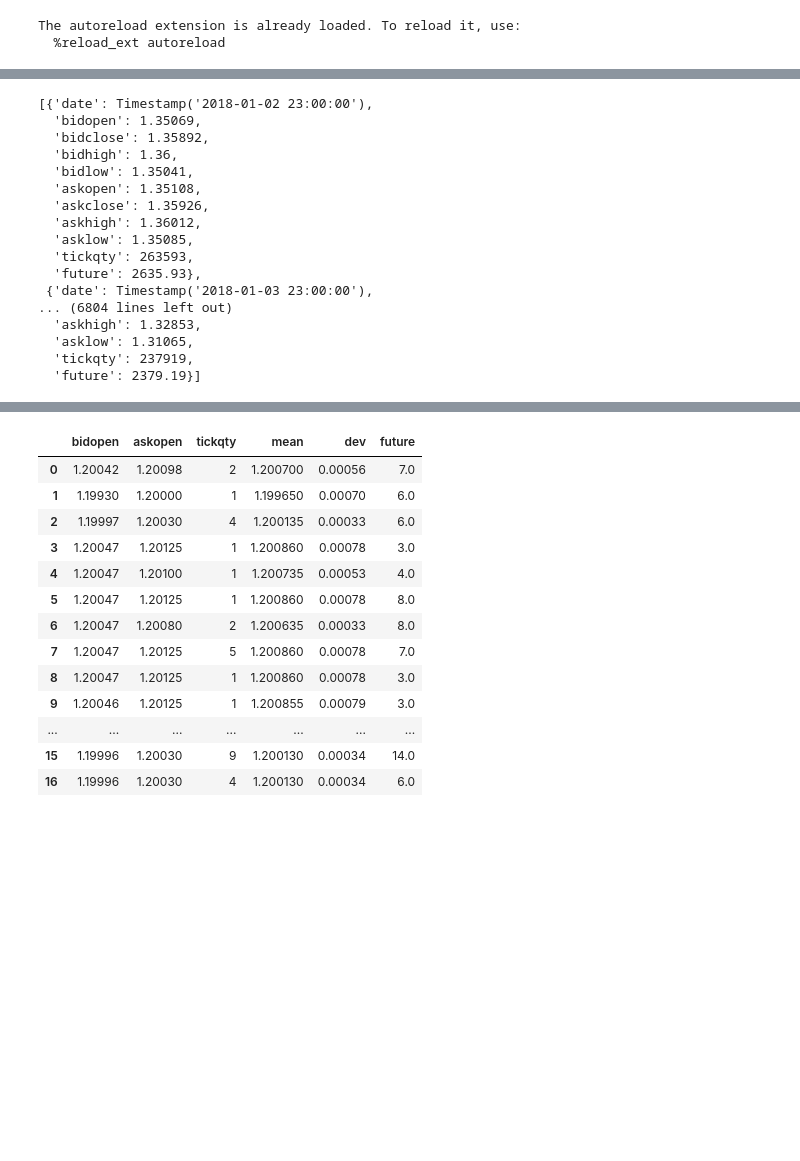
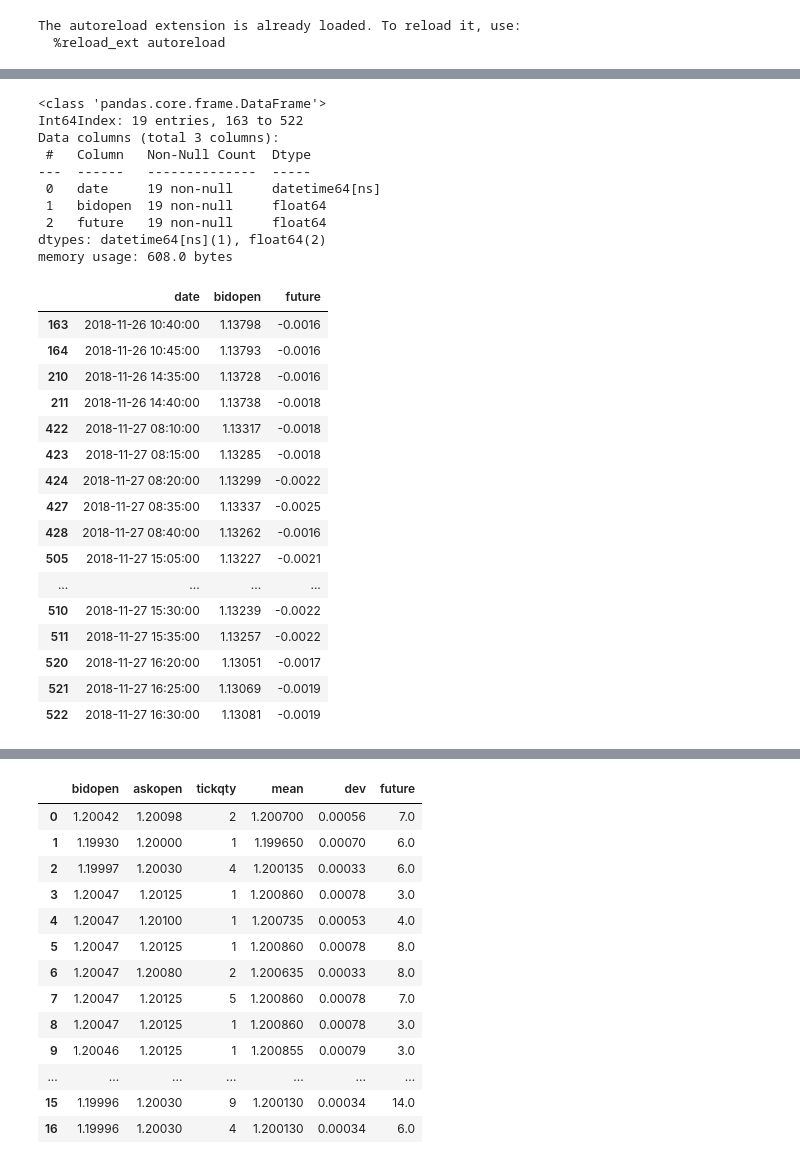
Before and after one commit to tazzo/kragle, a Jupyter notebook: forex_history.ipynb, the cells around one changed output, grey strips where cells are left out. Cells and saved outputs as stored; diff of their text form; code cells hidden in the pictures; blank space fills up the shorter version.

Commit message:
insert future not finished for massive collection

```diff
--- a/forex_history.ipynb
+++ b/forex_history.ipynb
@@ -191,29 +186,49 @@ RangeIndex(start=0, stop=620, step=1)
-# %%
-import krangle
-m = krangle.Manager()
-df = m.get_instrument('GBP/USD', 'D1')
-df.loc[:, 'future'] = df['tickqty'] /100
-
-recs = df.to_dict('records')
-recs
-# %% [output]
-[{'date': Timestamp('2018-01-02 23:00:00'),
-  'bidopen': 1.35069,
-  'bidclose': 1.35892,
-  'bidhigh': 1.36,
-  'bidlow': 1.35041,
-  'askopen': 1.35108,
-  'askclose': 1.35926,
-  'askhigh': 1.36012,
-  'asklow': 1.35085,
-  'tickqty': 263593,
-  'future': 2635.93},
- {'date': Timestamp('2018-01-03 23:00:00'),
-... (6804 lines left out)
-  'askhigh': 1.32853,
-  'asklow': 1.31065,
-  'tickqty': 237919,
-  'future': 2379.19}]
+# %%
+from kragle import KragleDB
+kdb = KragleDB('kragle_test')
+kdb.client.drop_database(kdb.dbname)
+periods = ['m1', 'm5', 'm15','m30', 'H1', 'H2', 'H8']
+for period in periods:
+    df = kdb.dataframe_read_json(r'kragle/test_data/'+ period + '_test.json')
+    kdb.fetch_dataframe(df, 'EUR/USD', period)
+# %%
+import datetime as dt
+start = dt.datetime(2018, 11, 22, 1)
+end = dt.datetime(2018, 11, 28, 1)
+kdb.insert_future('EUR/USD', 'm5',start, end, d=10, r=2)
+# %%
+df = kdb.get_instrument('EUR/USD', 'm5',start, end)
+df2 = df.loc[(df.future>0.0015) | (df.future< -0.0015),['date', 'bidopen','future']]
+df2.info()
+df2.head(40)
+# %% [output]
+<class 'pandas.core.frame.DataFrame'>
+Int64Index: 19 entries, 163 to 522
+Data columns (total 3 columns):
+ #   Column   Non-Null Count  Dtype
+---  ------   --------------  -----
+ 0   date     19 non-null     datetime64[ns]
+ 1   bidopen  19 non-null     float64
+ 2   future   19 non-null     float64
+dtypes: datetime64[ns](1), float64(2)
+memory usage: 608.0 bytes
+|  | date | bidopen | future |
+| 163 | 2018-11-26 10:40:00 | 1.13798 | -0.0016 |
+| 164 | 2018-11-26 10:45:00 | 1.13793 | -0.0016 |
+| 210 | 2018-11-26 14:35:00 | 1.13728 | -0.0016 |
+| 211 | 2018-11-26 14:40:00 | 1.13738 | -0.0018 |
+| 422 | 2018-11-27 08:10:00 | 1.13317 | -0.0018 |
+| 423 | 2018-11-27 08:15:00 | 1.13285 | -0.0018 |
+| 424 | 2018-11-27 08:20:00 | 1.13299 | -0.0022 |
+| 427 | 2018-11-27 08:35:00 | 1.13337 | -0.0025 |
+| 428 | 2018-11-27 08:40:00 | 1.13262 | -0.0016 |
+| 505 | 2018-11-27 15:05:00 | 1.13227 | -0.0021 |
+| ... | ... | ... | ... |
+| 510 | 2018-11-27 15:30:00 | 1.13239 | -0.0022 |
+| 511 | 2018-11-27 15:35:00 | 1.13257 | -0.0022 |
+| 520 | 2018-11-27 16:20:00 | 1.13051 | -0.0017 |
+| 521 | 2018-11-27 16:25:00 | 1.13069 | -0.0019 |
+| 522 | 2018-11-27 16:30:00 | 1.13081 | -0.0019 |
 # %%
 import krangle
 m = krangle.Manager()
```
Also changed, not shown: parts of 2 cells of this notebook, 3 other files.
